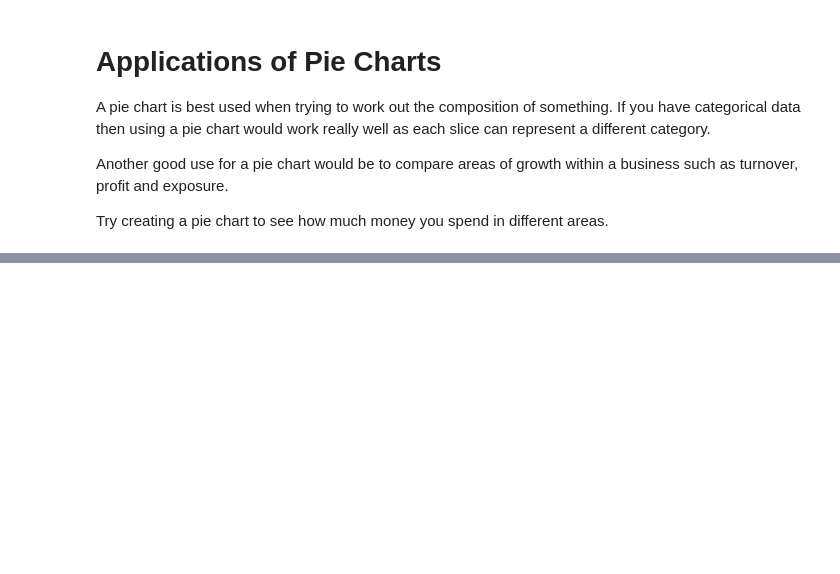
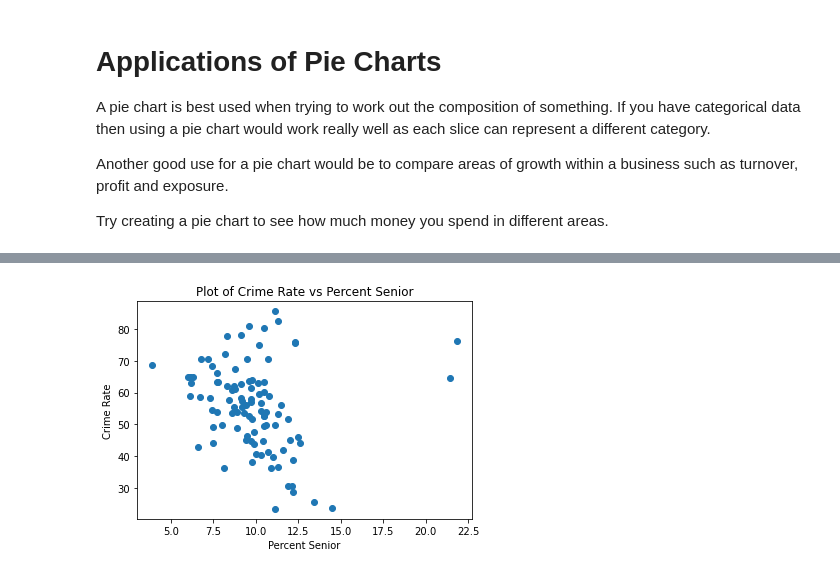
Before and after one commit to eniola-ajala/Data-Science-and-ML-for-beginners, a Jupyter notebook: Introduction to Data Visualization with Matplotlib.ipynb, the cells around one changed output, grey strips where cells are left out. Cells and saved outputs as stored; diff of their text form; code cells hidden in the pictures; blank space fills up the shorter version.

```diff
--- a/Introduction to Data Visualization with Matplotlib.ipynb
+++ b/Introduction to Data Visualization with Matplotlib.ipynb
@@ -333,0 +381,9 @@ Try creating a pie chart to see how much money you spend in different areas.
+# %%
+plt.scatter(crime.percent_senior, crime.crime_rate)
+plt.title('Plot of Crime Rate vs Percent Senior')  # Adding a title to the plot
+
+plt.xlabel("Percent Senior")  # Adding the label for the horizontal axis
+plt.ylabel("Crime Rate")  # Adding the label for the vertical axis
+plt.show()
+# %% [output]
+[figure, added]
```
Also changed, not shown: parts of 17 cells of this notebook.
